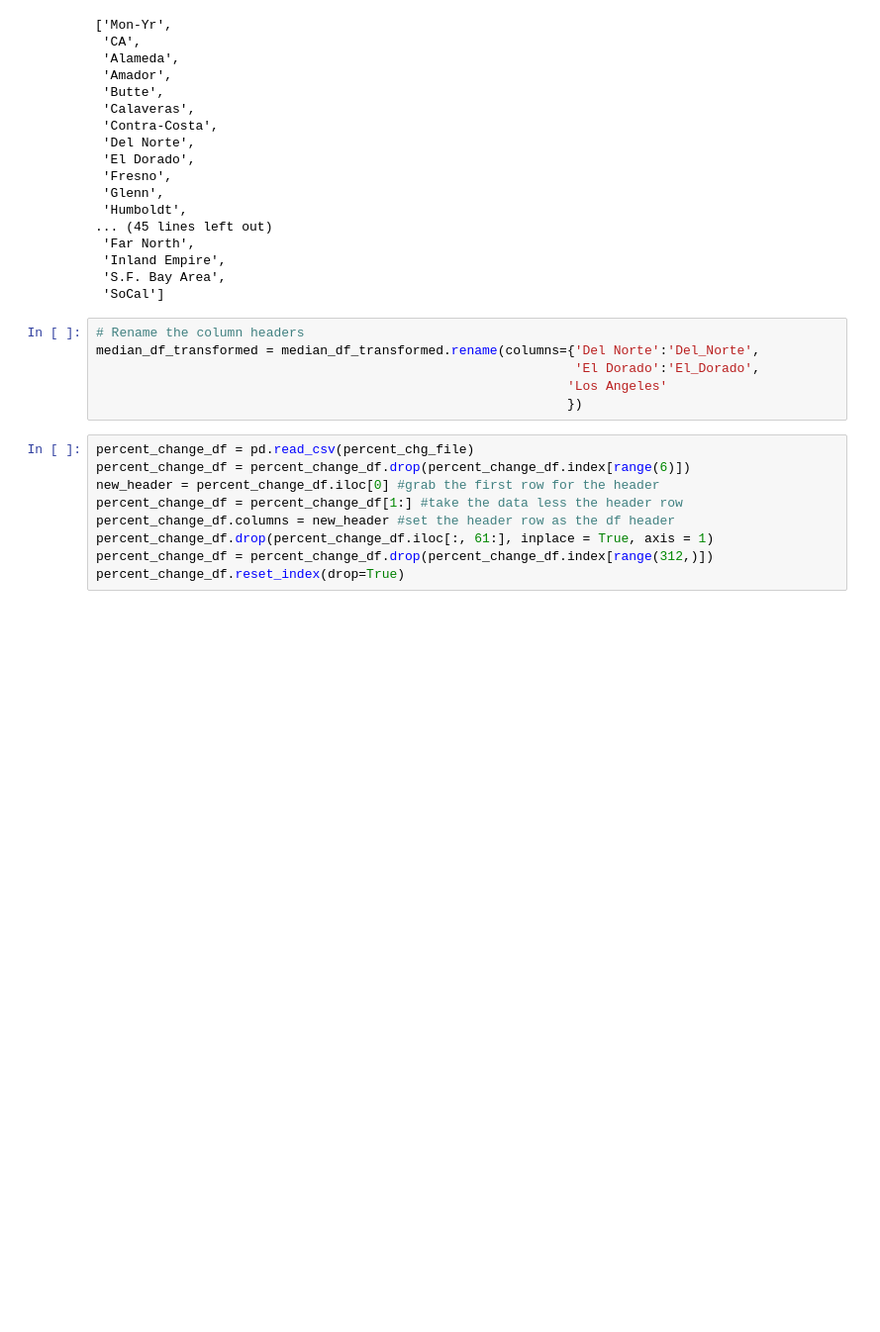
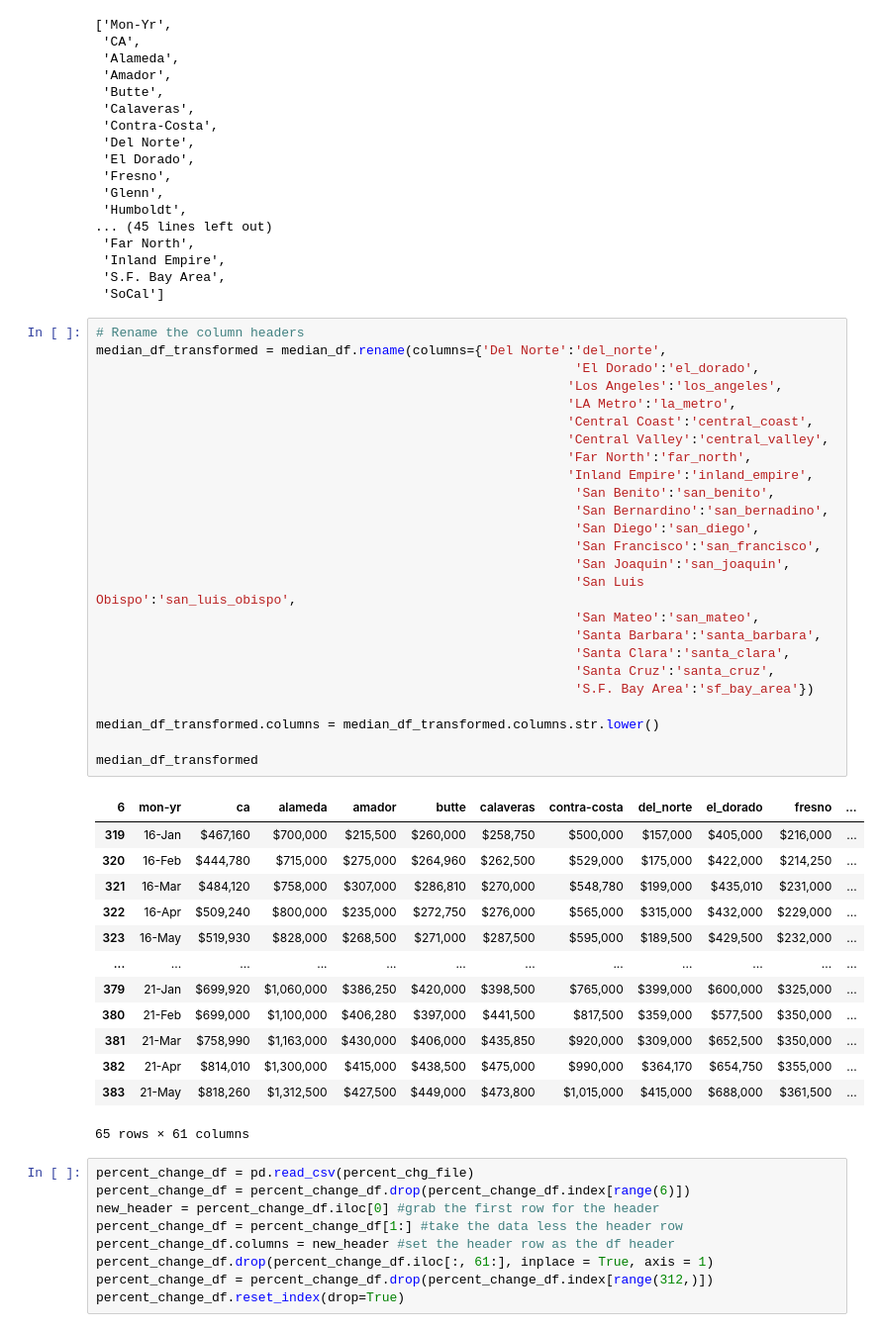
Before and after one commit to sustainedtang/project2ucd, a Jupyter notebook: data_cleanup.ipynb, the cells around one changed output. Shown at 99% size. Drawn from its saved outputs; the diff is of its cells as text; blank space fills up the shorter version.

Commit message:
1:22pm transform names etc

```diff
--- a/data_cleanup.ipynb
+++ b/data_cleanup.ipynb
@@ -53,12 +53,45 @@ new_header.to_list()
  'Inland Empire',
  'S.F. Bay Area',
  'SoCal']
-# %%
-# Rename the column headers
-median_df_transformed = median_df_transformed.rename(columns={'Del Norte':'Del_Norte',
-                                                              'El Dorado':'El_Dorado',
-                                                             'Los Angeles'
-                                                             })
+# %%
+# Rename the column headers
+median_df_transformed = median_df.rename(columns={'Del Norte':'del_norte',
+                                                              'El Dorado':'el_dorado',
+                                                             'Los Angeles':'los_angeles',
+                                                             'LA Metro':'la_metro',
+                                                             'Central Coast':'central_coast',
+                                                             'Central Valley':'central_valley',
+                                                             'Far North':'far_north',
+                                                             'Inland Empire':'inland_empire',
+                                                              'San Benito':'san_benito',
+                                                              'San Bernardino':'san_bernadino',
+                                                              'San Diego':'san_diego',
+                                                              'San Francisco':'san_francisco',
+                                                              'San Joaquin':'san_joaquin',
+                                                              'San Luis Obispo':'san_luis_obispo',
+                                                              'San Mateo':'san_mateo',
+                                                              'Santa Barbara':'santa_barbara',
+                                                              'Santa Clara':'santa_clara',
+                                                              'Santa Cruz':'santa_cruz',
+                                                              'S.F. Bay Area':'sf_bay_area'})
+
+median_df_transformed.columns = median_df_transformed.columns.str.lower()
+
+median_df_transformed
+# %% [output]
+| 6 | mon-yr | ca | alameda | amador | butte | calaveras | contra-costa | del_norte | el_dorado | fresno | ... |
+| 319 | 16-Jan | $467,160 | $700,000 | $215,500 | $260,000 | $258,750 | $500,000 | $157,000 | $405,000 | $216,000 | ... |
+| 320 | 16-Feb | $444,780 | $715,000 | $275,000 | $264,960 | $262,500 | $529,000 | $175,000 | $422,000 | $214,250 | ... |
+| 321 | 16-Mar | $484,120 | $758,000 | $307,000 | $286,810 | $270,000 | $548,780 | $199,000 | $435,010 | $231,000 | ... |
+| 322 | 16-Apr | $509,240 | $800,000 | $235,000 | $272,750 | $276,000 | $565,000 | $315,000 | $432,000 | $229,000 | ... |
+| 323 | 16-May | $519,930 | $828,000 | $268,500 | $271,000 | $287,500 | $595,000 | $189,500 | $429,500 | $232,000 | ... |
+| ... | ... | ... | ... | ... | ... | ... | ... | ... | ... | ... | ... |
+| 379 | 21-Jan | $699,920 | $1,060,000 | $386,250 | $420,000 | $398,500 | $765,000 | $399,000 | $600,000 | $325,000 | ... |
+| 380 | 21-Feb | $699,000 | $1,100,000 | $406,280 | $397,000 | $441,500 | $817,500 | $359,000 | $577,500 | $350,000 | ... |
+| 381 | 21-Mar | $758,990 | $1,163,000 | $430,000 | $406,000 | $435,850 | $920,000 | $309,000 | $652,500 | $350,000 | ... |
+| 382 | 21-Apr | $814,010 | $1,300,000 | $415,000 | $438,500 | $475,000 | $990,000 | $364,170 | $654,750 | $355,000 | ... |
+| 383 | 21-May | $818,260 | $1,312,500 | $427,500 | $449,000 | $473,800 | $1,015,000 | $415,000 | $688,000 | $361,500 | ... |
+65 rows × 61 columns
 # %%
 percent_change_df = pd.read_csv(percent_chg_file)
 percent_change_df = percent_change_df.drop(percent_change_df.index[range(6)])
```
Also changed, not shown: parts of 5 cells of this notebook, 2 other files.
